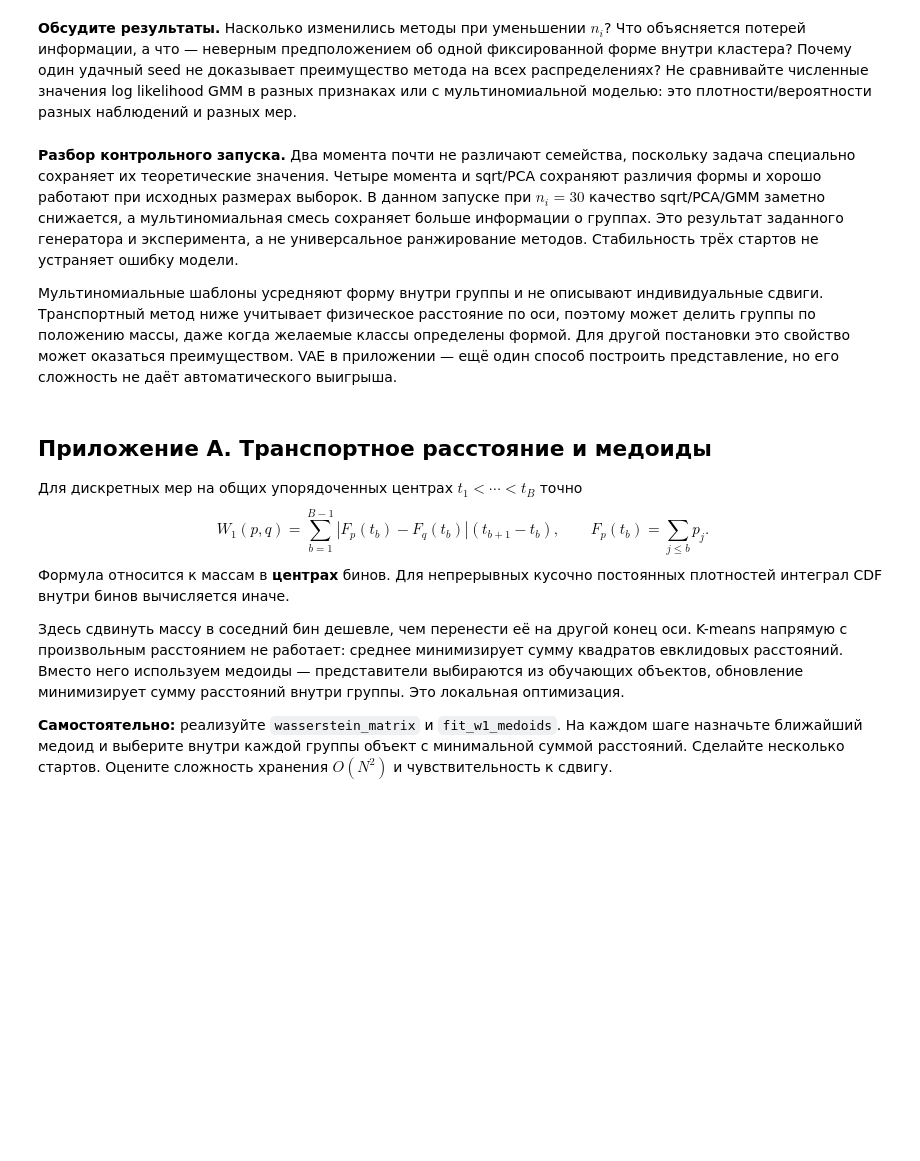
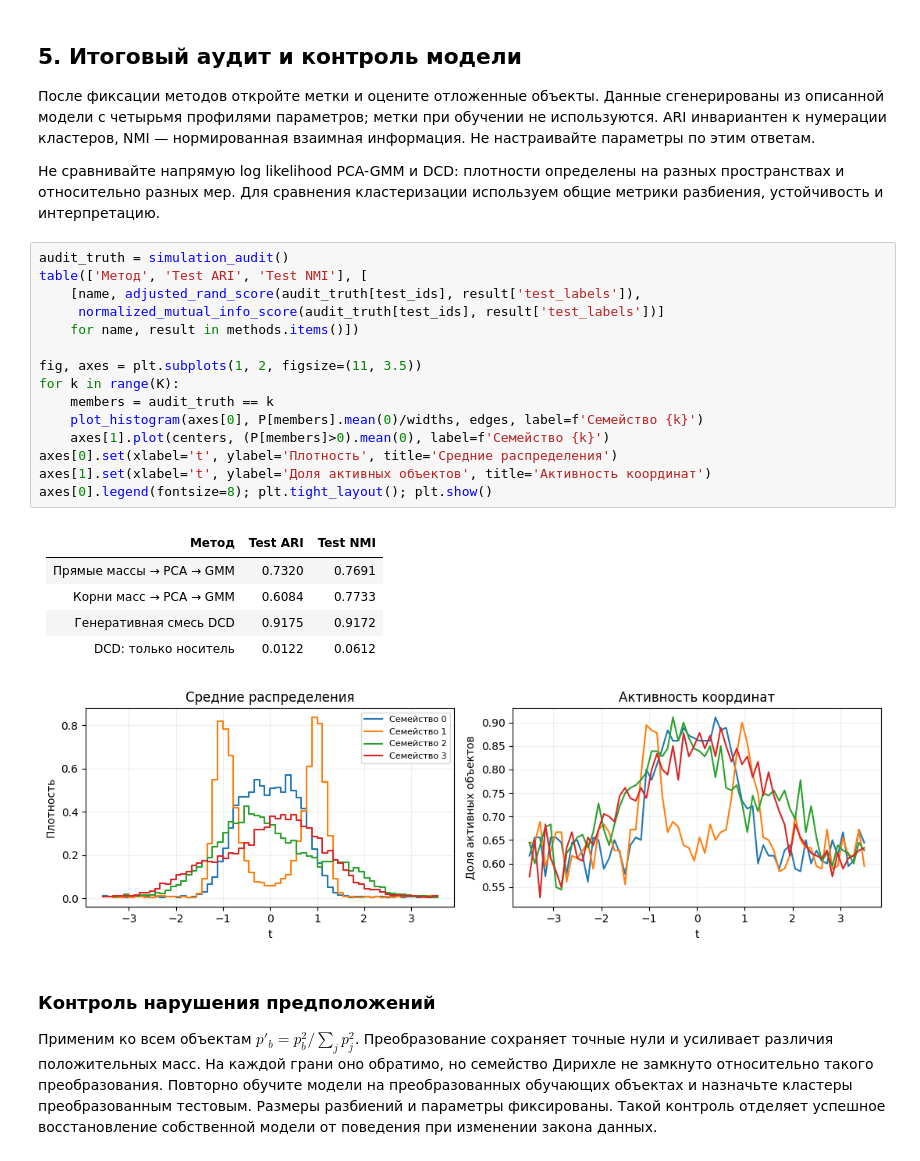
Before and after one commit to Leonid-Erlygin/seminars, a Jupyter notebook: fall_2026/ittp_bayes/em_gaussian_mixture/em_gaussian_mixture_solutions.ipynb, the cells around one changed output. Saved outputs shown, nothing was run; the diff lists cells and outputs as text; blank space fills up the shorter version.

```diff
--- a/fall_2026/ittp_bayes/em_gaussian_mixture/em_gaussian_mixture_solutions.ipynb
+++ b/fall_2026/ittp_bayes/em_gaussian_mixture/em_gaussian_mixture_solutions.ipynb
@@ -894,42 +951,45 @@ table(['Метод', 'Test ARI, n_i=30', 'Test NMI, n_i=30'], [
 # %% [markdown]
-**Обсудите результаты.** Насколько изменились методы при уменьшении $n_i$?
-Что объясняется потерей информации, а что — неверным предположением об одной
-фиксированной форме внутри кластера? Почему один удачный seed не доказывает
-преимущество метода на всех распределениях? Не сравнивайте численные
-значения log likelihood GMM в разных признаках или с мультиномиальной
-моделью: это плотности/вероятности разных наблюдений и разных мер.
+## 5. Итоговый аудит и контроль модели
+
+После фиксации методов откройте метки и оцените отложенные объекты.
+Данные сгенерированы из описанной модели с четырьмя профилями параметров;
+метки при обучении не используются. ARI инвариантен к нумерации кластеров,
+NMI — нормированная взаимная информация. Не настраивайте параметры по этим ответам.
+
+Не сравнивайте напрямую log likelihood PCA-GMM и DCD: плотности определены
+на разных пространствах и относительно разных мер. Для сравнения кластеризации
+используем общие метрики разбиения, устойчивость и интерпретацию.
-# %% [markdown]
-**Разбор контрольного запуска.** Два момента почти не различают семейства,
-поскольку задача специально сохраняет их теоретические значения. Четыре
-момента и sqrt/PCA сохраняют различия формы и хорошо работают при исходных
-размерах выборок. В данном запуске при $n_i=30$ качество sqrt/PCA/GMM заметно
-снижается, а мультиномиальная смесь сохраняет больше информации о группах.
-Это результат заданного генератора и эксперимента, а не универсальное
-ранжирование методов. Стабильность трёх стартов не устраняет ошибку модели.
-
-Мультиномиальные шаблоны усредняют форму внутри группы и не описывают
-индивидуальные сдвиги. Транспортный метод ниже учитывает физическое
-расстояние по оси, поэтому может делить группы по положению массы, даже
-когда желаемые классы определены формой. Для другой постановки это свойство
-может оказаться преимуществом. VAE в приложении — ещё один способ построить
-представление, но его сложность не даёт автоматического выигрыша.
+# %%
+audit_truth = simulation_audit()
+table(['Метод', 'Test ARI', 'Test NMI'], [
+    [name, adjusted_rand_score(audit_truth[test_ids], result['test_labels']),
+     normalized_mutual_info_score(audit_truth[test_ids], result['test_labels'])]
+    for name, result in methods.items()])
+
+fig, axes = plt.subplots(1, 2, figsize=(11, 3.5))
+for k in range(K):
+    members = audit_truth == k
+    plot_histogram(axes[0], P[members].mean(0)/widths, edges, label=f'Семейство {k}')
+    axes[1].plot(centers, (P[members]>0).mean(0), label=f'Семейство {k}')
+axes[0].set(xlabel='t', ylabel='Плотность', title='Средние распределения')
+axes[1].set(xlabel='t', ylabel='Доля активных объектов', title='Активность координат')
+axes[0].legend(fontsize=8); plt.tight_layout(); plt.show()
+# %% [output]
+| Метод | Test ARI | Test NMI |
+| --- | --- | --- |
+| Прямые массы → PCA → GMM | 0.7320 | 0.7691 |
+| Корни масс → PCA → GMM | 0.6084 | 0.7733 |
+| Генеративная смесь DCD | 0.9175 | 0.9172 |
+| DCD: только носитель | 0.0122 | 0.0612 |
+[figure, added]
 # %% [markdown]
-## Приложение A. Транспортное расстояние и медоиды
+### Контроль нарушения предположений
 
-Для дискретных мер на общих упорядоченных центрах $t_1<\cdots<t_B$ точно
-$$W_1(p,q)=\sum_{b=1}^{B-1}|F_p(t_b)-F_q(t_b)|(t_{b+1}-t_b),
-\qquad F_p(t_b)=\sum_{j\leq b}p_j.$$
-Формула относится к массам в **центрах** бинов. Для непрерывных кусочно
-постоянных плотностей интеграл CDF внутри бинов вычисляется иначе.
-
-Здесь сдвинуть массу в соседний бин дешевле, чем перенести её на другой конец
-оси. K-means напрямую с произвольным расстоянием не работает: среднее
-минимизирует сумму квадратов евклидовых расстояний. Вместо него используем
-медоиды — представители выбираются из обучающих объектов, обновление
-минимизирует сумму расстояний внутри группы. Это локальная оптимизация.
-
-**Самостоятельно:** реализуйте `wasserstein_matrix` и `fit_w1_medoids`.
-На каждом шаге назначьте ближайший медоид и выберите внутри каждой группы
-объект с минимальной суммой расстояний. Сделайте несколько стартов.
-Оцените сложность хранения $O(N^2)$ и чувствительность к сдвигу.
+Применим ко всем объектам $p'_b=p_b^2/\sum_jp_j^2$. Преобразование сохраняет
+точные нули и усиливает различия положительных масс. На каждой грани оно
+обратимо, но семейство Дирихле не замкнуто относительно такого преобразования.
+Повторно обучите модели на преобразованных обучающих объектах и назначьте
+кластеры преобразованным тестовым. Размеры разбиений и параметры фиксированы.
+Такой контроль отделяет успешное восстановление собственной модели
+от поведения при изменении закона данных.
 # %%
```
Also changed, not shown: parts of 75 cells of this notebook, 7 other files.
